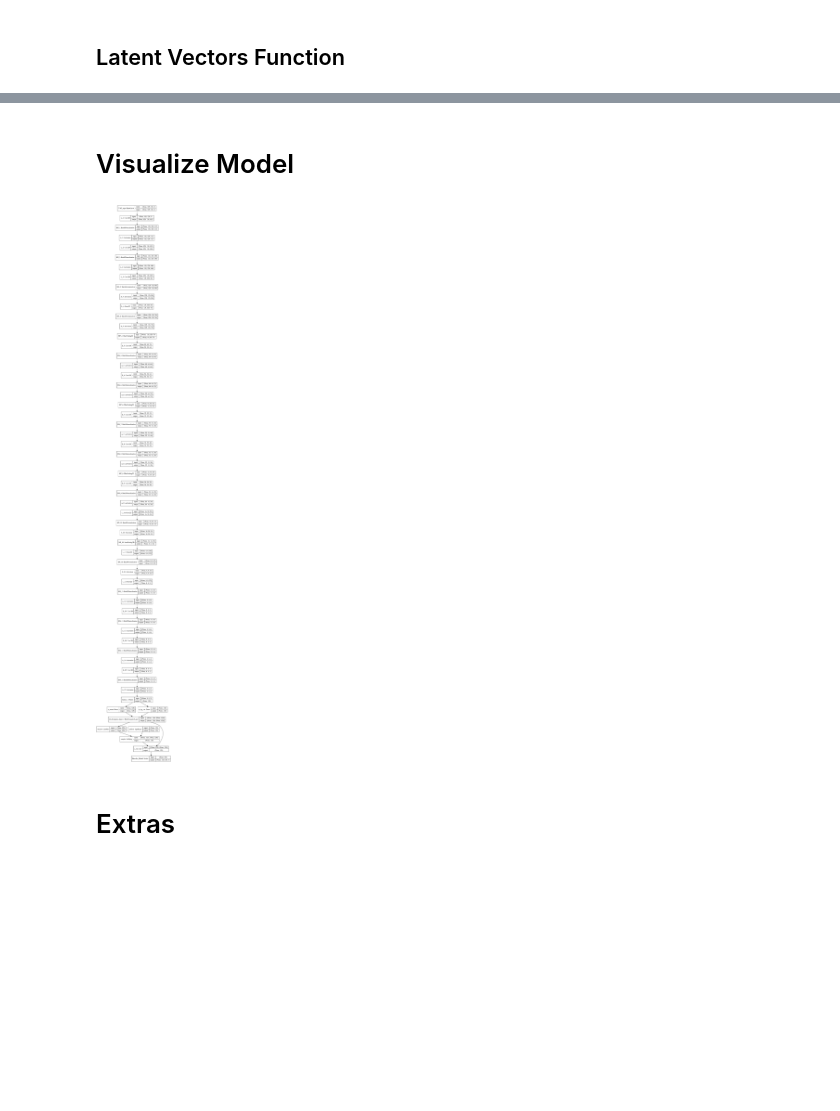
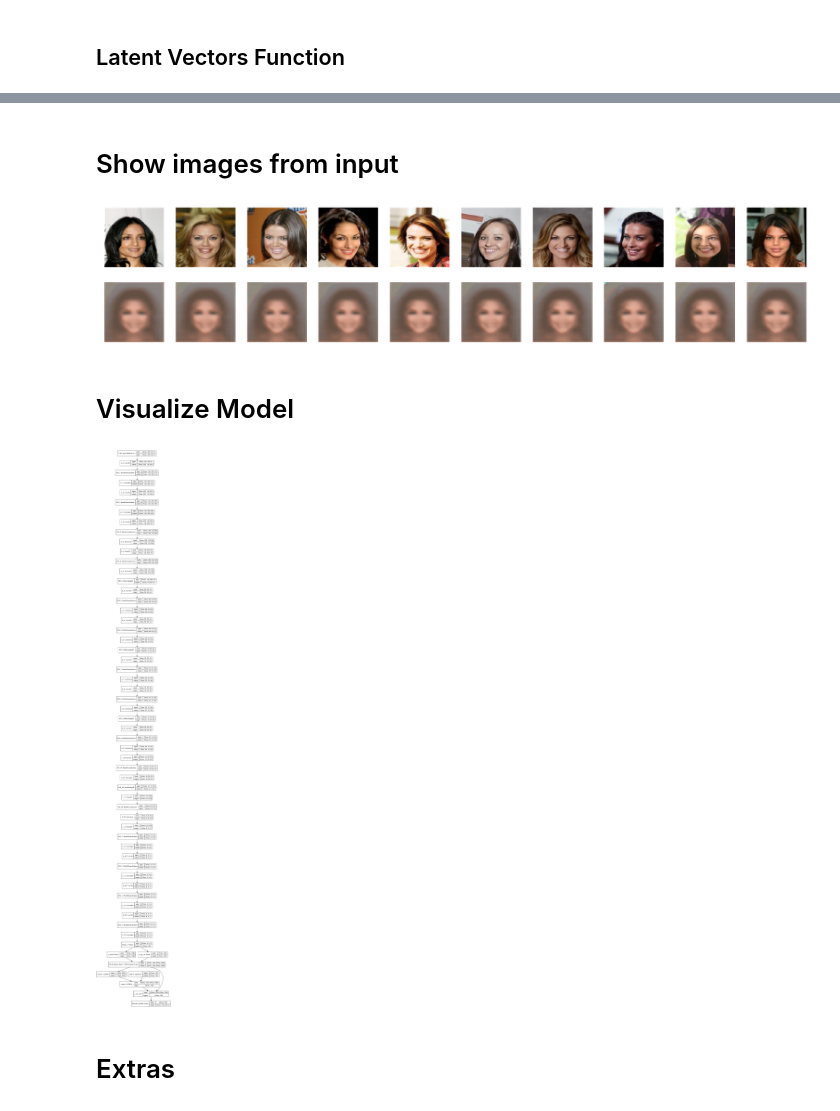
Before and after one commit to ptenteromano/Machine-Learning, a Jupyter notebook: vae.ipynb, the cells around one changed output, grey strips where cells are left out. Saved outputs shown, nothing was run; the diff lists cells and outputs as text; code cells hidden in the pictures; blank space fills up the shorter version.

```diff
--- a/vae.ipynb
+++ b/vae.ipynb
@@ -665,2 +665,0 @@ steps_per_test = np.floor(n_test / batch)
-# %%
-vae.fit_generator(data_generator(num_points=100, batch_size=50), epochs=2, steps_per_epoch=steps_per)
@@ -673,2 +665,0 @@ Epoch 2/2
-# %%
-vae.fit(train[:100], train[:100], batch_size=20, epochs=2)
@@ -777,0 +745,2 @@ show_images(lv, seq_start=0)
+# %% [markdown]
+# Show images from input
@@ -778,9 +749,13 @@ show_images(lv, seq_start=0)
+# %%
+show_images(vae.predict(train[:20]), seq_start=0)
+# %% [output]
+[figure, added]
 # %% [markdown]
 # Visualize Model
 # %%
 plot_model(vae, to_file='vae.png', show_shapes=True, show_layer_names=True)
 # %% [output]
-[figure, old version]
+[figure, new version]
 # %% [markdown]
 # Extras
 # %%
```
Also changed, not shown: parts of 16 cells of this notebook.
